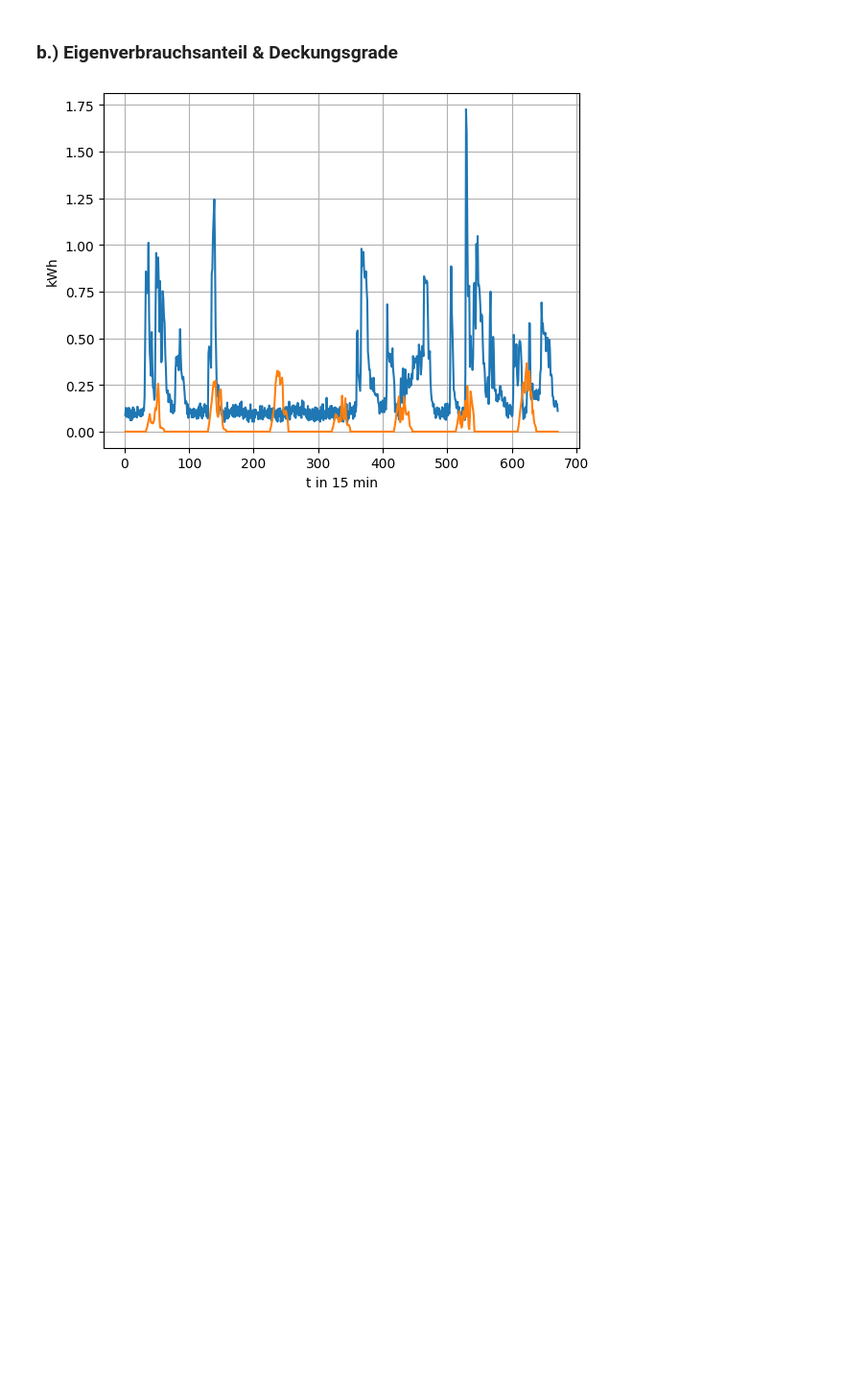
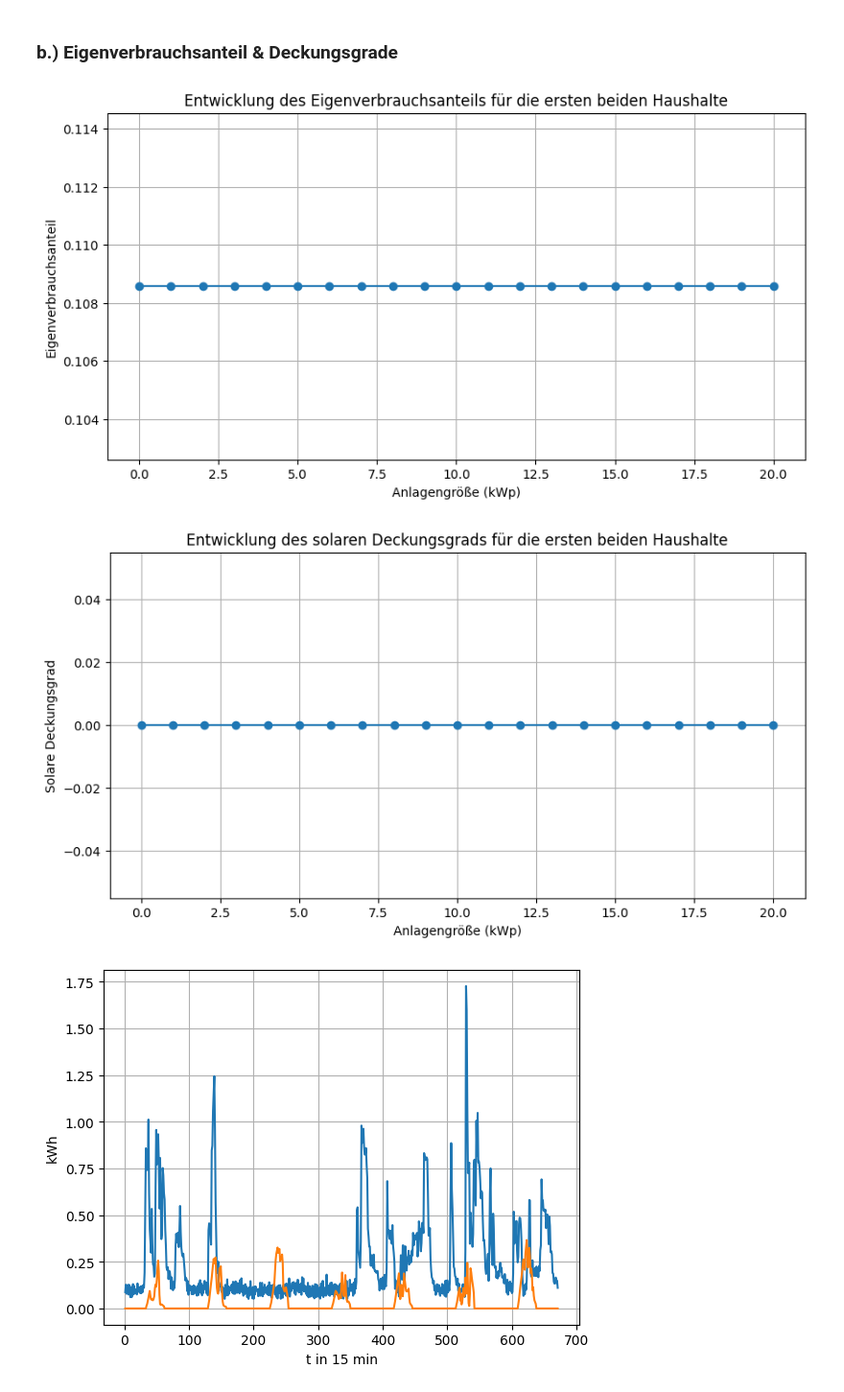
Before and after one commit to AhmedAkhi/2.UE, a Jupyter notebook: UE2_Gruppe2.ipynb, the cells around one changed output. Shown at 96% size. Cells and saved outputs as stored; diff of their text form; code cells hidden in the pictures; blank space fills up the shorter version.

```diff
--- a/UE2_Gruppe2.ipynb
+++ b/UE2_Gruppe2.ipynb
@@ -141,12 +141,12 @@ Barwert_mit_OeMAG_Normiert(dfEinspeisung, Preise, Pv_kWp, Systemkosten, Zinssatz
 # %% [markdown]
 ##### Input-Parameter & gewünschte Daten:
 # %%
-Pv_kWp = 5                                              #kWp
-dfProduktion = pd.read_csv("PV_Profil_leistung_2.csv")  #Produktion der Anlage in kW/kWp
+Anlage_Pv = 5                                           # in kWp
+dfProduktion = pd.read_csv("PV_Profil_leistung_2.csv")  # Produktion der Anlage in kW/kWp
 dfVerbrauch = pd.read_csv("LeistungHaushalte.csv", delimiter = ",")
-dfVerbrauch_kWh = dfVerbrauch / 1000                    #Umrechnung Wh in kWh
+dfVerbrauch_kWh = dfVerbrauch / 1000                    # Umrechnung Wh in kWh
 
-#Auswählen Verbrauch vom gewünschten Haushalt:
+# Auswählen Verbrauch vom gewünschten Haushalt:
 Haushalt1 = dfVerbrauch_kWh["1"]
 Haushalt2 = dfVerbrauch_kWh["2"]
 # %%
@@ -211,6 +210,11 @@ Eigenverbrauch Haushalt 2: 1744.579993025289 kWh
 ### b.) Eigenverbrauchsanteil & Deckungsgrade
 # %%
 #Deckungsgrad beschreibt die Unabhängigkeit von anderen Energiequellen als der Sonne
+
+def Anteile_Verbrauch_Deckungsgrad(Haushalt, Produktion, Anlage_Pv):
+# %% [output]
+[figure, added]
+[figure, added]
 # %%
 fig, ax = plt.subplots()
 ax.plot(np.arange(1, 672), dfVerbrauch["1"][0:671]/1000,  label="Verbrauch Haushalt1")
```
Also changed, not shown: parts of 2 cells of this notebook.
